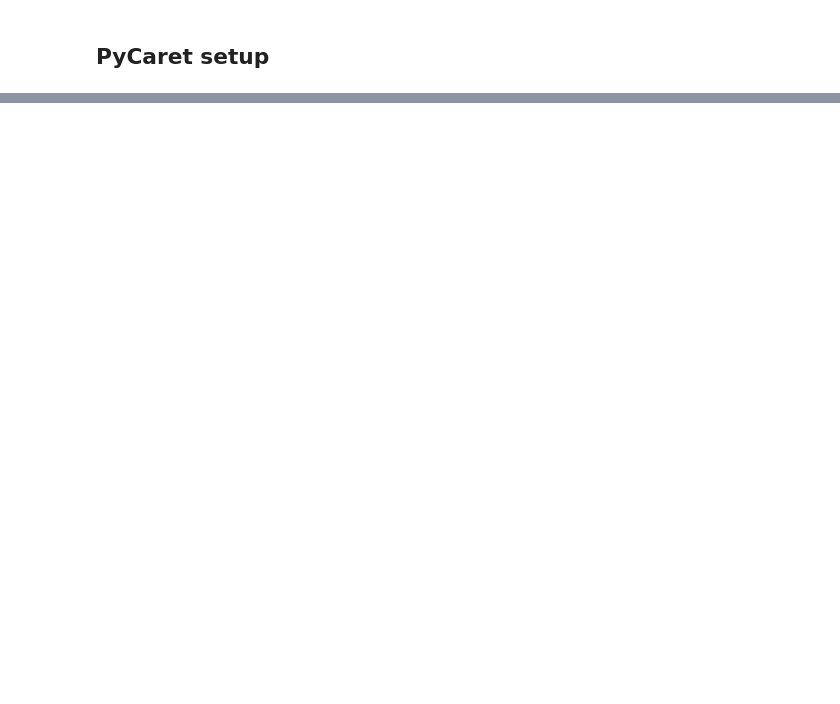
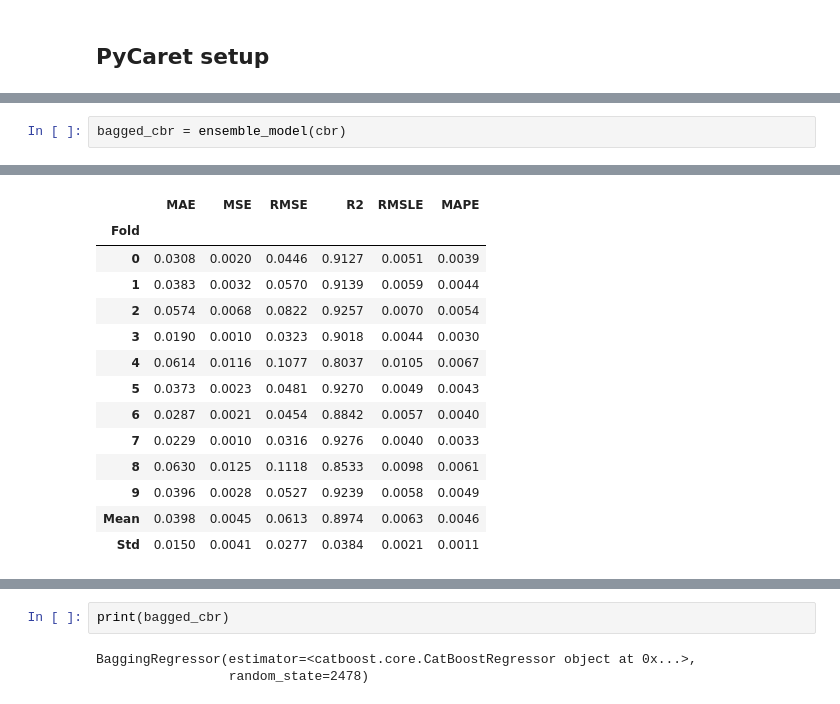
Before and after one commit to achbj/Projects, a Jupyter notebook: Traditional Method/Kaggle House Price/rgn_3.ipynb, the cells around one changed output, grey strips where cells are left out. Cells and saved outputs as stored; diff of their text form; blank space fills up the shorter version.

```diff
--- a/Traditional Method/Kaggle House Price/rgn_3.ipynb
+++ b/Traditional Method/Kaggle House Price/rgn_3.ipynb
@@ -36,0 +178,3 @@ rgn_3 = setup(train, ignore_features=['Id'])
+# %%
+bagged_cbr = ensemble_model(cbr)
+# %% [output]
@@ -36,0 +182,14 @@ rgn_3 = setup(train, ignore_features=['Id'])
+|  | MAE | MSE | RMSE | R2 | RMSLE | MAPE |
+| Fold |  |  |  |  |  |  |
+| 0 | 0.0308 | 0.0020 | 0.0446 | 0.9127 | 0.0051 | 0.0039 |
+| 1 | 0.0383 | 0.0032 | 0.0570 | 0.9139 | 0.0059 | 0.0044 |
+| 2 | 0.0574 | 0.0068 | 0.0822 | 0.9257 | 0.0070 | 0.0054 |
+| 3 | 0.0190 | 0.0010 | 0.0323 | 0.9018 | 0.0044 | 0.0030 |
+| 4 | 0.0614 | 0.0116 | 0.1077 | 0.8037 | 0.0105 | 0.0067 |
+| 5 | 0.0373 | 0.0023 | 0.0481 | 0.9270 | 0.0049 | 0.0043 |
+| 6 | 0.0287 | 0.0021 | 0.0454 | 0.8842 | 0.0057 | 0.0040 |
+| 7 | 0.0229 | 0.0010 | 0.0316 | 0.9276 | 0.0040 | 0.0033 |
+| 8 | 0.0630 | 0.0125 | 0.1118 | 0.8533 | 0.0098 | 0.0061 |
+| 9 | 0.0396 | 0.0028 | 0.0527 | 0.9239 | 0.0058 | 0.0049 |
+| Mean | 0.0398 | 0.0045 | 0.0613 | 0.8974 | 0.0063 | 0.0046 |
+| Std | 0.0150 | 0.0041 | 0.0277 | 0.0384 | 0.0021 | 0.0011 |
@@ -36,0 +197,5 @@ rgn_3 = setup(train, ignore_features=['Id'])
+# %%
+print(bagged_cbr)
+# %% [output]
+BaggingRegressor(estimator=<catboost.core.CatBoostRegressor object at 0x...>,
+                 random_state=2478)
```
Also changed, not shown: parts of 14 cells of this notebook, 16 other files.
